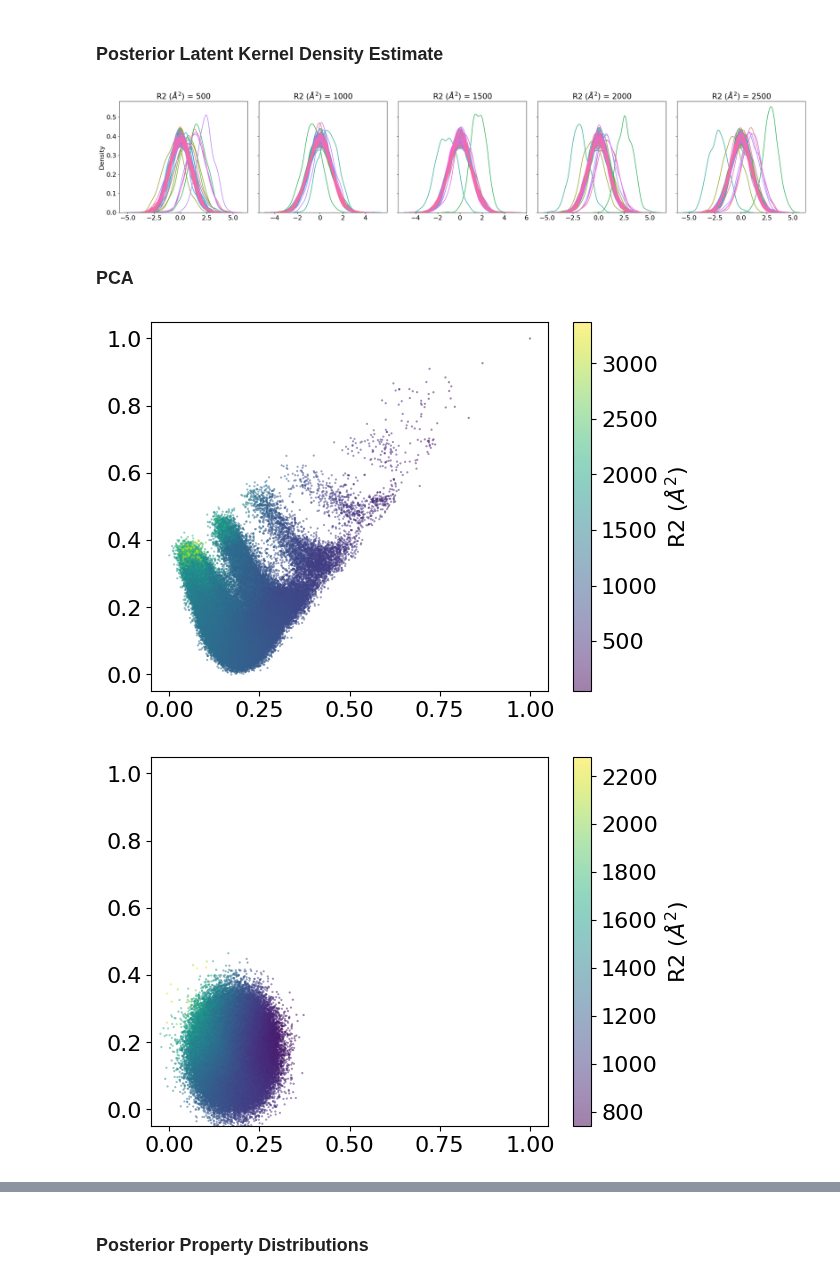
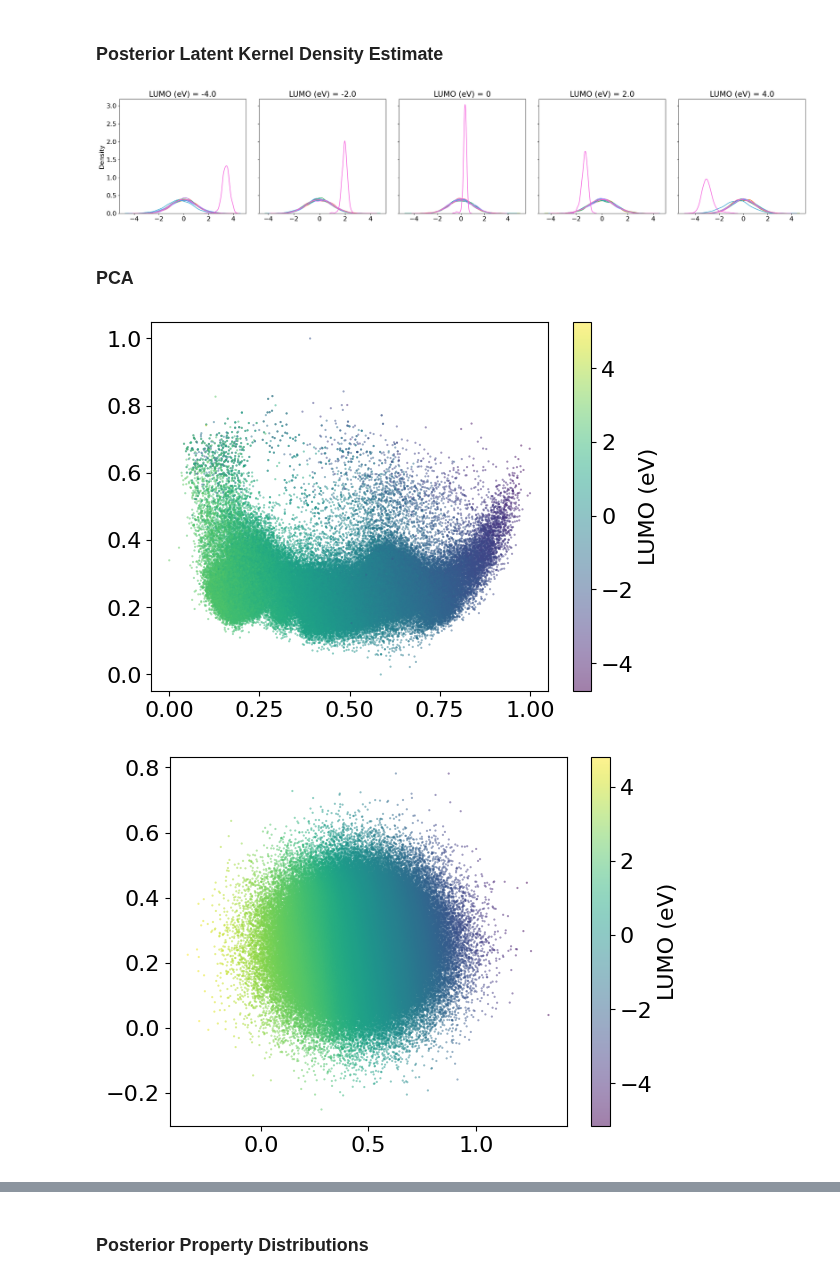
Before and after one commit to pkmtum/Molecular_Generative_Modeling, a Jupyter notebook: source/graph_vae_inverse_design.ipynb, the cells around one changed output, grey strips where cells are left out. Saved outputs shown, nothing was run; the diff lists cells and outputs as text; code cells hidden in the pictures.

```diff
--- a/source/graph_vae_inverse_design.ipynb
+++ b/source/graph_vae_inverse_design.ipynb
@@ -36,12 +36,16 @@ from graph_vae.vae import GraphVAE
 device = torch.device('cuda' if torch.cuda.is_available() else 'cpu')
 
 # uncomment one of the following lines depending on which model you want to use
-# checkpoint = "./checkpoints/graph_vae_20240531_081109.pt"  # LUMO without latent split
-# checkpoint = "./checkpoints/graph_vae_20240531_093644.pt"  # LUMO with latent split
-# checkpoint = "./checkpoints/graph_vae_20240531_052030.pt"  # HOMO without latent split
-# checkpoint = "./checkpoints/graph_vae_20240531_064545.pt"  # HOMO with latent split
-checkpoint = "./checkpoints/graph_vae_20240531_110314.pt"  # R2 without latent split
-# checkpoint = "./checkpoints/graph_vae_20240531_123154.pt"  # R2 with latent split
+# checkpoint = "./checkpoints/graph_vae_20240531_081109.pt"  # LUMO without latent split; kl_weight=0.01
+# checkpoint = "./checkpoints/graph_vae_20240531_093644.pt"  # LUMO with latent split; kl_weight=0.01
+# checkpoint = "./checkpoints/graph_vae_20240531_052030.pt"  # HOMO without latent split; kl_weight=0.01
+# checkpoint = "./checkpoints/graph_vae_20240531_064545.pt"  # HOMO with latent split; kl_weight=0.01
+# checkpoint = "./checkpoints/graph_vae_20240531_110314.pt"  # R2 without latent split; kl_weight=0.01
+# checkpoint = "./checkpoints/graph_vae_20240531_123154.pt"  # R2 with latent split; kl_weight=0.01
+
+checkpoint = "./checkpoints/graph_vae_20240605_173849.pt"  # LUMO with latent split; kl_weight=0.1
+# checkpoint = "./checkpoints/graph_vae_20240605_190517.pt"  # LUMO with latent split; kl_weight=0.05
+# checkpoint = "./checkpoints/graph_vae_20240605_205034.pt"  # LUMO with latent split; kl_weight=0.02
 
 model = GraphVAE.from_pretrained(checkpoint_path=checkpoint).to(device)
 model.eval()
@@ -137,37 +141,35 @@ for i in range(num_plots):
 plt.tight_layout()
 plt.show()
 # %% [output]
-[figure, old version]
+[figure, new version]
 # %% [markdown]
 ### PCA
 # %%
 # encode dataset into latent space and plot PCA with points colored based on the molecule properties
 
 def plot_dataset_latent_pca(model: GraphVAE, loader: DataLoader):
     z_list = []
     y_list = []
     for batch in tqdm(loader):
         with torch.no_grad():
             z_list.append(model.z_to_property_z(model.encode_mean(batch)))
             y_list.append(model.denormalize_properties(batch.y))
 
     z = torch.cat(z_list, dim=0).detach().cpu().numpy()
     y = torch.cat(y_list, dim=0).detach().cpu().numpy()
 
     z_pca = PCA(n_components=2).fit_transform(z)
     z_pca = MinMaxScaler().fit_transform(z_pca)
 
     scatter = plt.scatter(x= z_pca[:, 0], y=z_pca[:,1], c=y[:, 0],
                 cmap= 'viridis', marker='.',
                 s=10,alpha=0.5, edgecolors='none')
-    plt.xlim(-0.05, 1.05)
-    plt.ylim(-0.05, 1.05)
     plt.colorbar(scatter, label=property_name)
     plt.show()
 
 plot_dataset_latent_pca(model=model, loader=full_loader)
 # %% [output]
-[figure, old version]
+[figure, new version]
 # %%
 # plot PCA of random latent samples from prior with properties predicted by the model
 # the principal components are computed based on the encoded dataset
@@ -195,14 +197,13 @@ def plot_sampled_latent_pca(model: GraphVAE, loader: DataLoader, device: str):
     scatter = plt.scatter(x= z_pca[:, 0], y=z_pca[:,1], c=y[:, 0],
                 cmap= 'viridis', marker='.',
                 s=10,alpha=0.5, edgecolors='none')
-    plt.xlim(-0.05, 1.05)
-    plt.ylim(-0.05, 1.05)
+
     plt.colorbar(scatter, label=property_name)
     plt.show()
 
 plot_sampled_latent_pca(model=model, loader=full_loader, device=device)
 # %% [output]
-[figure, old version]
+[figure, new version]
 # %%
 # PCA of posterior samples
 
```
Also changed, not shown: parts of 5 cells of this notebook, 2 other files.
